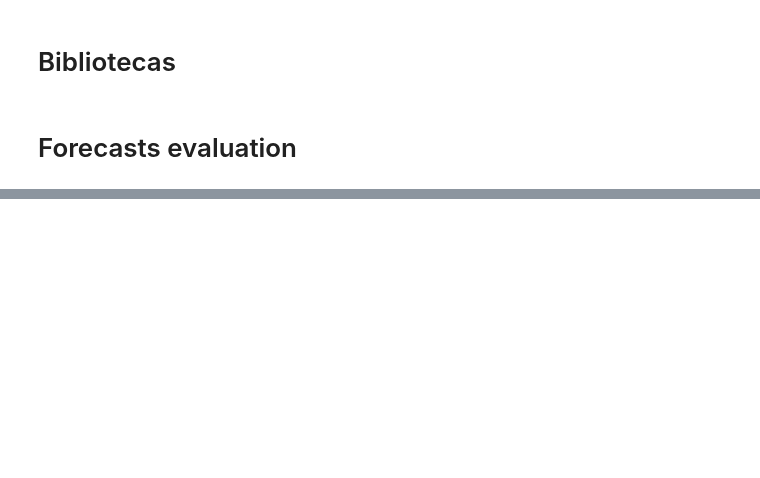
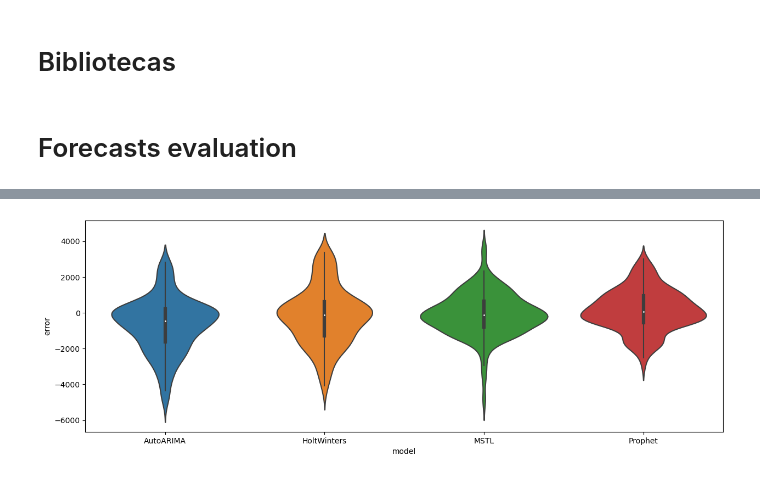
Before and after one commit to matheus-vizzotto/load_forecasting, a Jupyter notebook: src/model_tests2.ipynb, the cells around one changed output, grey strips where cells are left out. Cells and saved outputs as stored; diff of their text form; code cells hidden in the pictures; blank space fills up the shorter version.

```diff
--- a/src/model_tests2.ipynb
+++ b/src/model_tests2.ipynb
@@ -107,0 +109,6 @@ for metric in metrics:
+# %%
+plt.figure(figsize=(15,5))
+sns.violinplot(data=df_fc_test, x="model", y="error")
+plt.show()
+# %% [output]
+[figure, added]
```
Also changed, not shown: parts of 6 cells of this notebook, 2 other files.
